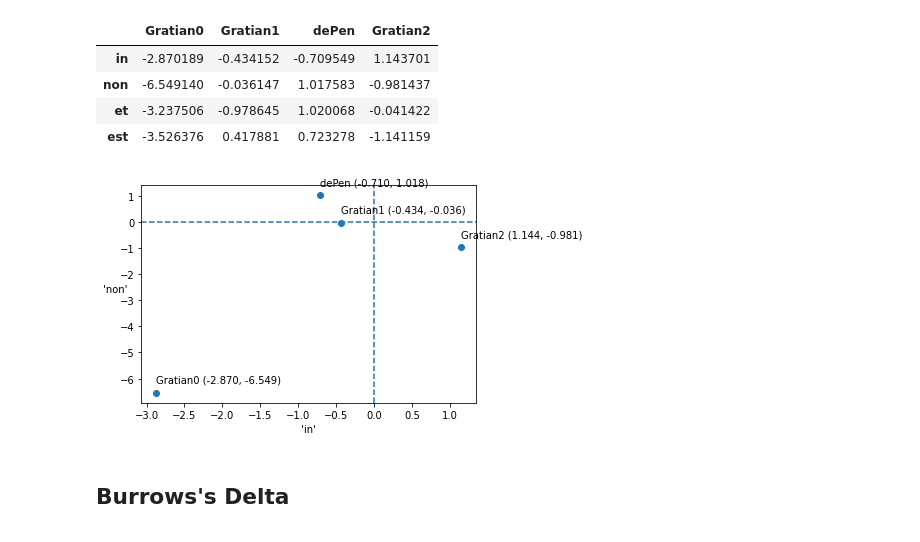
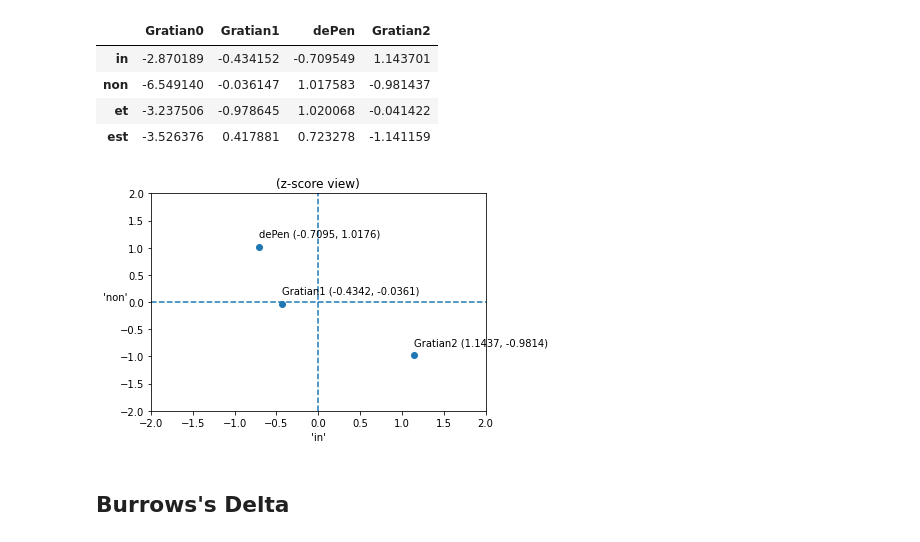
Before and after one commit to decretist/Delta, a Jupyter notebook: notebook/Chapter4.ipynb, the cells around one changed output. Cells and saved outputs as stored; diff of their text form; code cells hidden in the pictures.

Commit message:
Rewrite z-score section

```diff
--- a/notebook/Chapter4.ipynb
+++ b/notebook/Chapter4.ipynb
@@ -125,14 +126,12 @@ pp.ylabel(f'frequency of occurrence of \'{selected.index.values[1]}\' per 1,000
 labels = list(selected.columns)
 for i in range(len(labels)):
     pp.annotate(
-        f'{labels[i]} ({x_values[i]:.3f}, {y_values[i]:.3f})',
+        f'{labels[i]} ({x_values[i]:.4f}, {y_values[i]:.4f})',
         (x_values[i], y_values[i]),
         textcoords="offset points",
         xytext=(10,0),
         ha='left'
     )
 pp.title('(frequency view)')
-# pp.tight_layout()
-# pp.savefig('./Figure_0a') # PNG
 pp.show()
 # %% [output]
@@ -191,7 +192,7 @@ pp.ylabel(f'frequency of occurrence of \'{selected.index.values[1]}\' per 1,000
 labels = list(selected.columns)
 for i in range(len(labels)):
     pp.annotate(
-        f'{labels[i]} ({x_values[i]:.3f}, {y_values[i]:.3f})',
+        f'{labels[i]} ({x_values[i]:.4f}, {y_values[i]:.4f})',
         (x_values[i], y_values[i]),
         textcoords="offset points",
         xytext=(10,0),
@@ -237,27 +248,28 @@ z_scores
 | et | -3.237506 | -0.978645 | 1.020068 | -0.041422 |
 | est | -3.526376 | 0.417881 | 0.723278 | -1.141159 |
 # %%
-x_values = z_scores.values[0].tolist()
-y_values = z_scores.values[1].tolist()
+x_values = z_scores[samples].values[0].tolist()
+y_values = z_scores[samples].values[1].tolist()
 pp.scatter(x_values, y_values)
+pp.axis([-2, 2, -2, 2])
 pp.axhline(linestyle='dashed')
 pp.axvline(linestyle='dashed')
 pp.xlabel(f'\'{z_scores.index.values[0]}\'')
 pp.ylabel(f'\'{z_scores.index.values[1]}\'', rotation = 'horizontal')
-labels = list(z_scores.columns)
+labels = list(z_scores[samples].columns)
 for i in range(len(labels)):
     pp.annotate(
-        f'{labels[i]} ({x_values[i]:.3f}, {y_values[i]:.3f})',
+        f'{labels[i]} ({x_values[i]:.4f}, {y_values[i]:.4f})',
         (x_values[i], y_values[i]),
         textcoords="offset points",
         xytext=(0,10),
         ha='left'
     )
-# pp.title('(z-score view)')
+pp.title('(z-score view)')
 # pp.savefig('./Figure_0b') # PNG
-# pp.show()
+pp.show()
 # %% [output]
-[figure, old version]
+[figure, new version]
 # %% [markdown]
 ## Burrows's Delta
 # %% [markdown]
```
Also changed, not shown: parts of 6 cells of this notebook.
